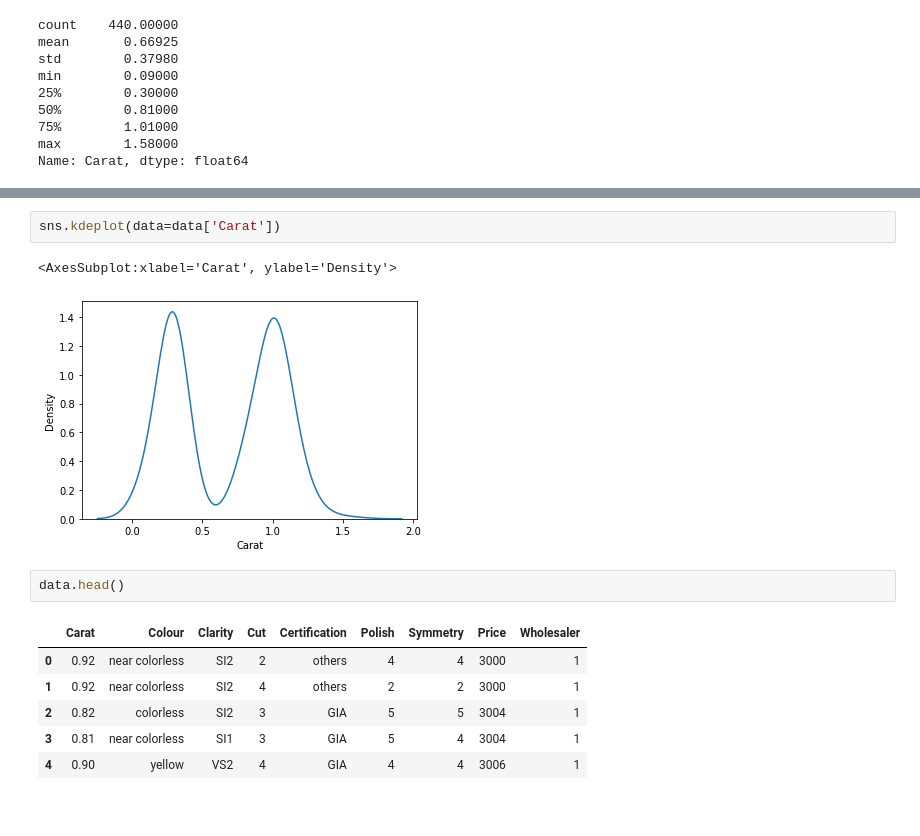
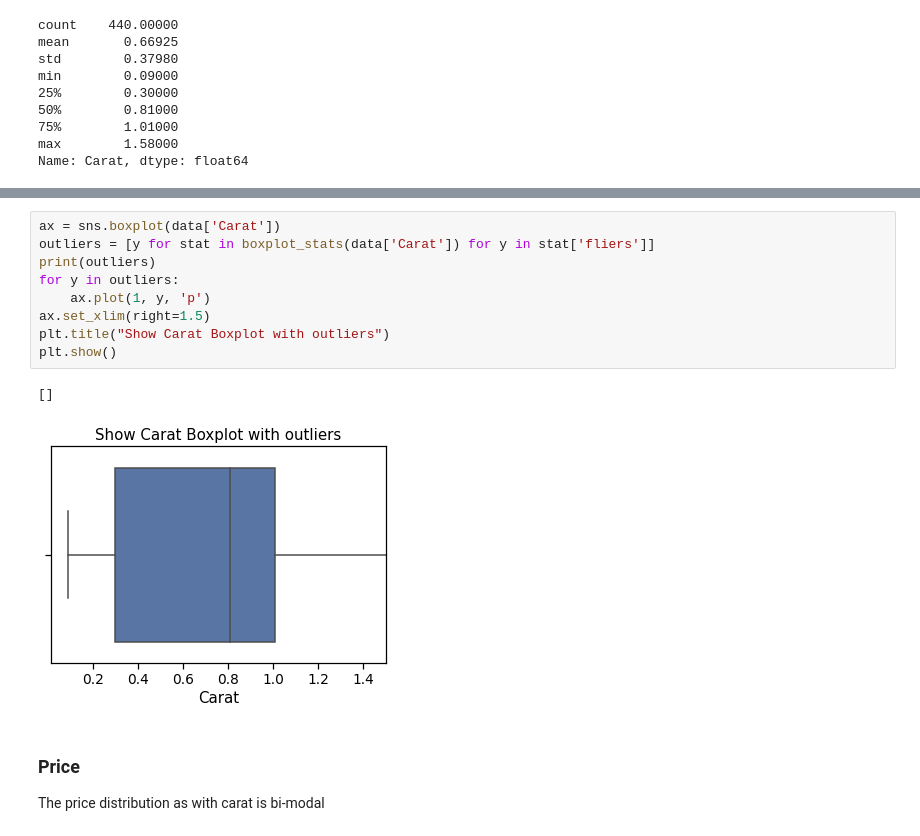
Before and after one commit to komus/business_analytics, a Jupyter notebook: regression/assignmenta01.ipynb, the cells around one changed output, grey strips where cells are left out. Drawn from its saved outputs; the diff is of its cells as text.

Commit message:
data exploration

```diff
--- a/regression/assignmenta01.ipynb
+++ b/regression/assignmenta01.ipynb
@@ -264,14 +277,16 @@ sns.boxplot(data['Carat'])
-# %%
-sns.kdeplot(data=data['Carat'])
-# %% [output]
-<AxesSubplot:xlabel='Carat', ylabel='Density'>
-[figure, removed]
-# %%
-data.head()
-# %% [output]
-|  | Carat | Colour | Clarity | Cut | Certification | Polish | Symmetry | Price | Wholesaler |
-| 0 | 0.92 | near colorless | SI2 | 2 | others | 4 | 4 | 3000 | 1 |
-| 1 | 0.92 | near colorless | SI2 | 4 | others | 2 | 2 | 3000 | 1 |
-| 2 | 0.82 | colorless | SI2 | 3 | GIA | 5 | 5 | 3004 | 1 |
-| 3 | 0.81 | near colorless | SI1 | 3 | GIA | 5 | 4 | 3004 | 1 |
-| 4 | 0.90 | yellow | VS2 | 4 | GIA | 4 | 4 | 3006 | 1 |
+# %%
+ax = sns.boxplot(data['Carat'])
+outliers = [y for stat in boxplot_stats(data['Carat']) for y in stat['fliers']]
+print(outliers)
+for y in outliers:
+    ax.plot(1, y, 'p')
+ax.set_xlim(right=1.5)
+plt.title("Show Carat Boxplot with outliers")
+plt.show()
+# %% [output]
+[]
+[figure, added]
+# %% [markdown]
+### Price
+
+The price distribution as with carat is bi-modal
```
Also changed, not shown: parts of 28 cells of this notebook.
